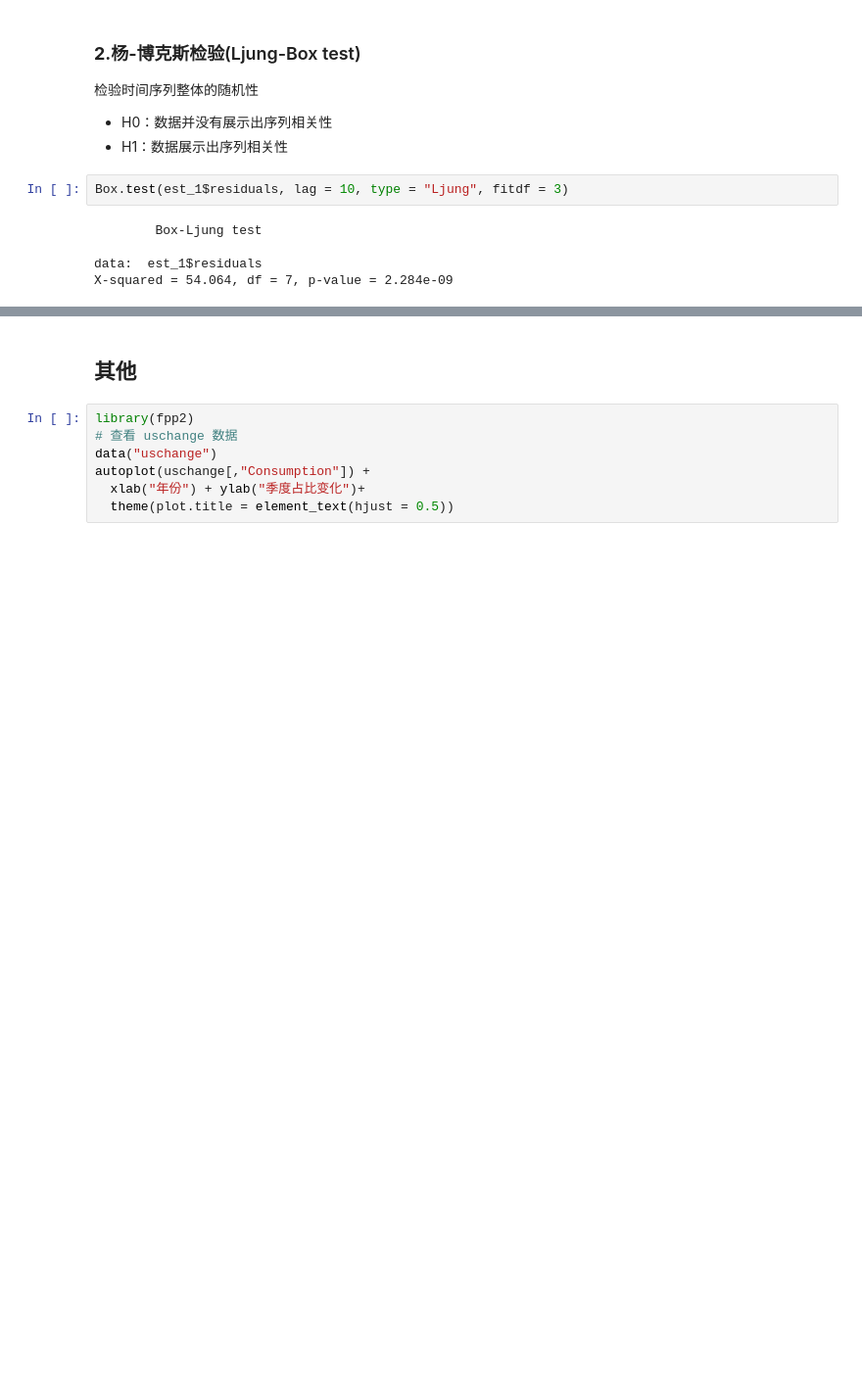
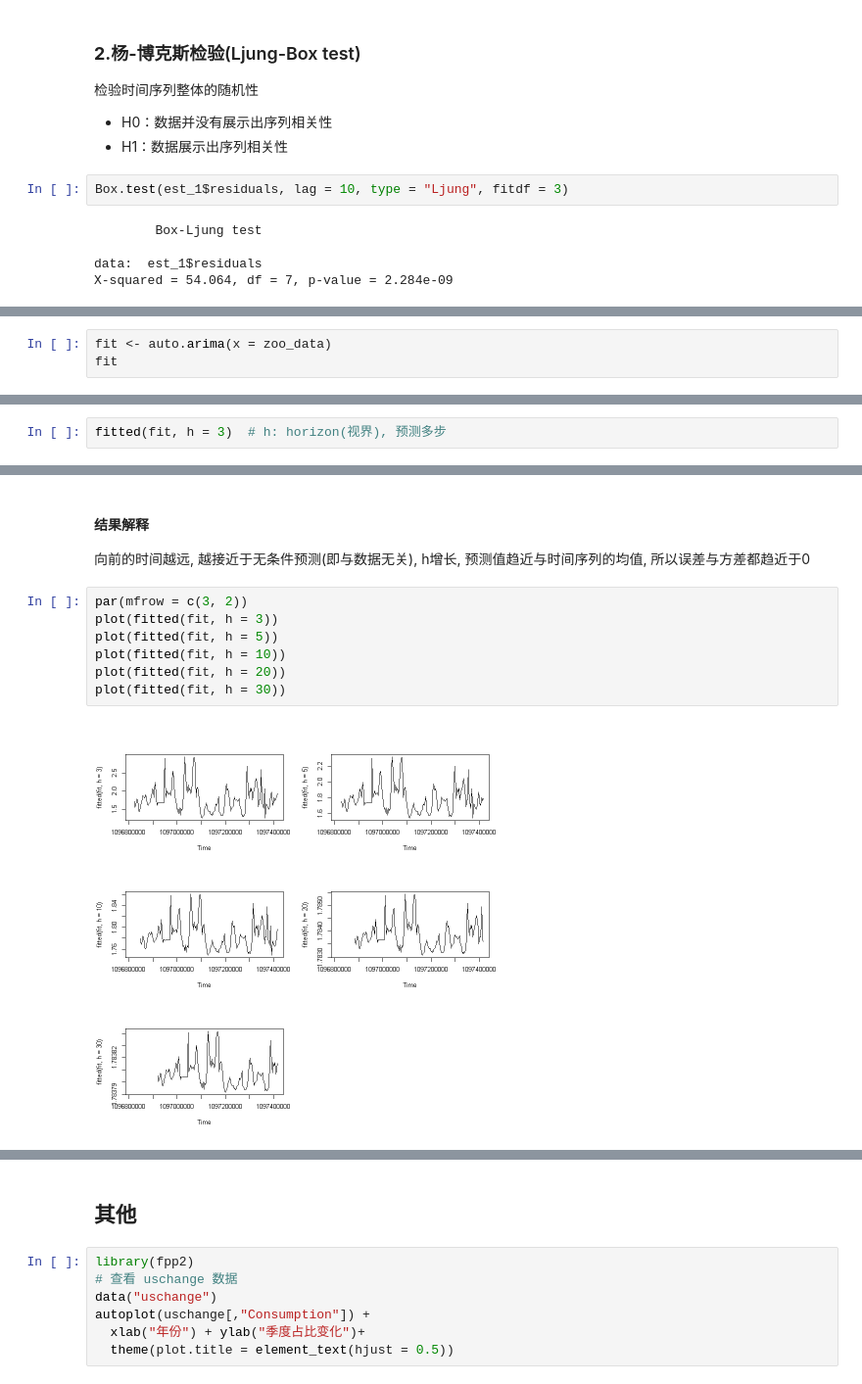
Before and after one commit to 1554823142/time_series_analysis, a Jupyter notebook: my_code/chap6/stastic_modoule.ipynb, the cells around one changed output, grey strips where cells are left out. Shown at 98% size. Drawn from its saved outputs; the diff is of its cells as text; blank space fills up the shorter version.

```diff
--- a/my_code/chap6/stastic_modoule.ipynb
+++ b/my_code/chap6/stastic_modoule.ipynb
@@ -320,0 +349,3 @@ lines(fitted(est_1), col = 3, lwd = 2)
+# %%
+fit <- auto.arima(x = zoo_data)
+fit
@@ -320,0 +363,2 @@ lines(fitted(est_1), col = 3, lwd = 2)
+# %%
+fitted(fit, h = 3)  # h: horizon(视界), 预测多步
@@ -320,0 +395,12 @@ lines(fitted(est_1), col = 3, lwd = 2)
+# %% [markdown]
+#### 结果解释
+向前的时间越远, 越接近于无条件预测(即与数据无关), h增长, 预测值趋近与时间序列的均值, 所以误差与方差都趋近于0
+# %%
+par(mfrow = c(3, 2))
+plot(fitted(fit, h = 3))
+plot(fitted(fit, h = 5))
+plot(fitted(fit, h = 10))
+plot(fitted(fit, h = 20))
+plot(fitted(fit, h = 30))
+# %% [output]
+[figure, added]
```
Also changed, not shown: parts of 14 cells of this notebook, 6 other files.
